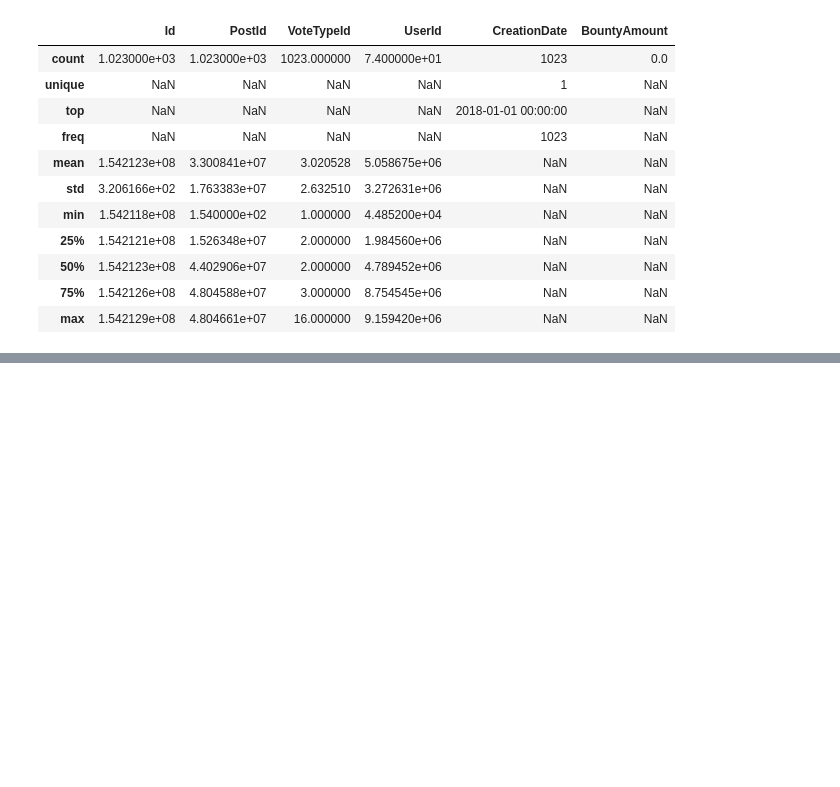
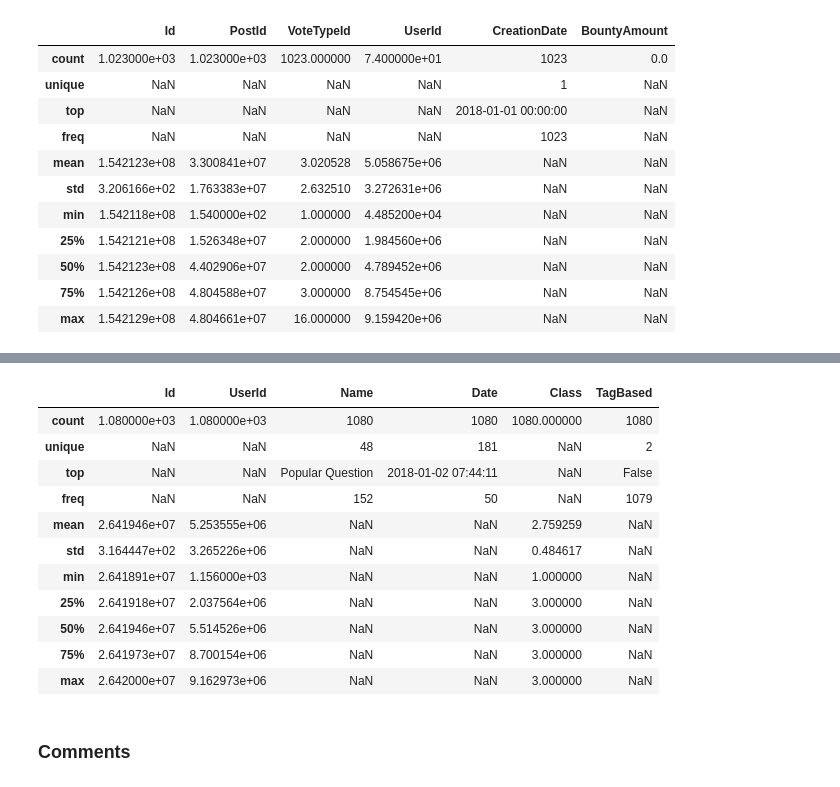
Before and after one commit to IrvingHdez/stack-sample, a Jupyter notebook: notebooks/curare-game-raw.ipynb, the cells around one changed output, grey strips where cells are left out. Cells and saved outputs as stored; diff of their text form; code cells hidden in the pictures; blank space fills up the shorter version.

```diff
--- a/notebooks/curare-game-raw.ipynb
+++ b/notebooks/curare-game-raw.ipynb
@@ -202,0 +206,3 @@ relA5_df.describe(include='all')
+# %%
+relB1_df = pd.read_csv("../releases/jan-02-03_2018/BADGES_jan-02-03_2018.csv")
+print(relB1_df.to_string())
@@ -202,0 +227,17 @@ relA5_df.describe(include='all')
+# %%
+relB1_df.describe(include='all')
+# %% [output]
+|  | Id | UserId | Name | Date | Class | TagBased |
+| count | 1.080000e+03 | 1.080000e+03 | 1080 | 1080 | 1080.000000 | 1080 |
+| unique | NaN | NaN | 48 | 181 | NaN | 2 |
+| top | NaN | NaN | Popular Question | 2018-01-02 07:44:11 | NaN | False |
+| freq | NaN | NaN | 152 | 50 | NaN | 1079 |
+| mean | 2.641946e+07 | 5.253555e+06 | NaN | NaN | 2.759259 | NaN |
+| std | 3.164447e+02 | 3.265226e+06 | NaN | NaN | 0.484617 | NaN |
+| min | 2.641891e+07 | 1.156000e+03 | NaN | NaN | 1.000000 | NaN |
+| 25% | 2.641918e+07 | 2.037564e+06 | NaN | NaN | 3.000000 | NaN |
+| 50% | 2.641946e+07 | 5.514526e+06 | NaN | NaN | 3.000000 | NaN |
+| 75% | 2.641973e+07 | 8.700154e+06 | NaN | NaN | 3.000000 | NaN |
+| max | 2.642000e+07 | 9.162973e+06 | NaN | NaN | 3.000000 | NaN |
+# %% [markdown]
+### Comments
```
Also changed, not shown: parts of 13 cells of this notebook.
